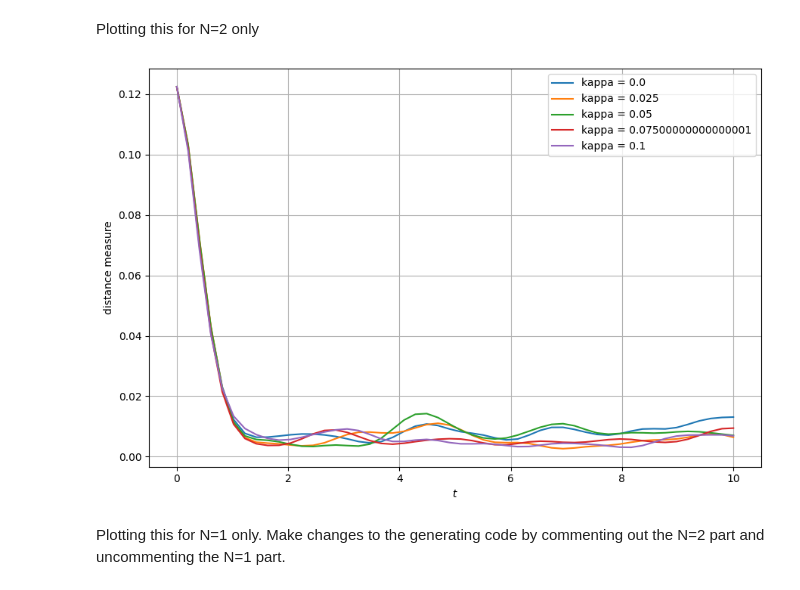
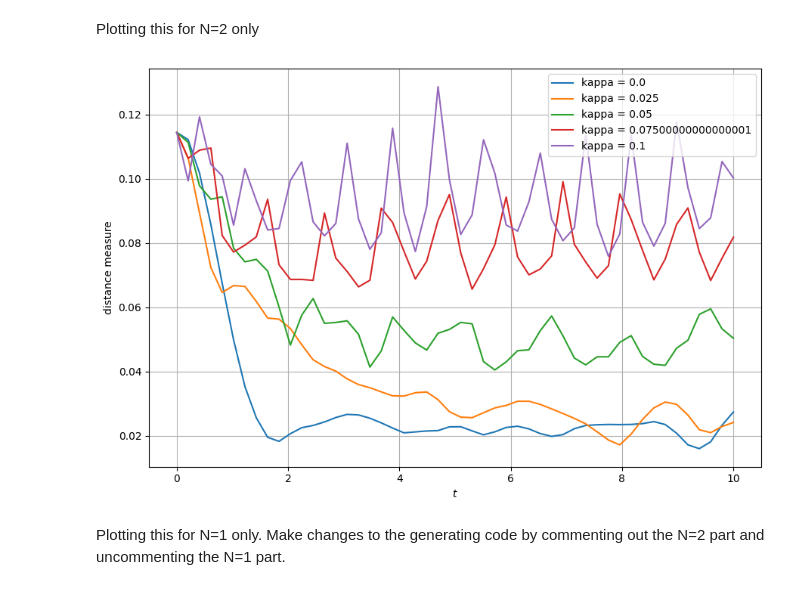
Before and after one commit to SameerD-phys/thermalized_bipolaritons, a Jupyter notebook: scripts/therm_polaritons.ipynb, the cells around one changed output. Cells and saved outputs as stored; diff of their text form; code cells hidden in the pictures.

Commit message:
N=2 thermal convergence goes away when excitons are coupled to the cavity

```diff
--- a/scripts/therm_polaritons.ipynb
+++ b/scripts/therm_polaritons.ipynb
@@ -607,15 +607,12 @@ num_samples = 50
 times = np.linspace(0, t_max, num_samples)
 basis, sector_dims = generate_full_basis_structured(L, max_N=max_particles)
 print(f"basis length = {len(basis)}")
-kappa_vals = np.linspace(0, 0.1, 5)    # N=0 to N=1 or 1 sector coupling constant/exchange interaction/hopping term
+kappa_vals = np.linspace(0,0.1,5)     # N=0 to N=2 sector coupling constant/exchange interaction/hopping term
 keep_sites = [L//2, L//2 - 1, L//2 + 1]
 D_all = [0]*len(kappa_vals)
 F_all = [0]*len(kappa_vals)
 S_all = [0]*len(kappa_vals)
 psi_t_all = [0]*len(kappa_vals)
-rho_t_all = [None] * len(kappa_vals)
-gamma_phi = 1            # Dephasing rate of excitons
-dephase_sites = [0, 3, 7]   # Sites that have dephasing happening
 
 print("\n" + "="*60)
 print("Basis structure:")
@@ -624,6 +621,8 @@ print("="*60)
 for N in range(max_particles+1):
     start, end, dim = sector_dims[N]
     print(f"N={N}: basis[{start}:{end}] has {dim} states")
+
+# --- Function to compute observables at a single time ---
 
 def compute_metrics(t):
     psi = evecs @ (np.exp(-1j * evals * t) * proj_psi0)
@@ -648,8 +647,6 @@ for i, kappa in enumerate(kappa_vals):
     # idx_full = start_1 + idx_in_sector  # index in the full basis list
     # psi0 = np.zeros(len(basis), dtype=complex)
     # psi0[idx_full] = 1.0
-    # D = len(basis)
-    # psi0 = np.ones(D, dtype=complex) / np.sqrt(D)       # Uniform superposition over the basis states
 
     # # --- Sanity checks ---
     # print("N=1 sector indices:", (start_1, end_1, dim_1))
@@ -667,10 +664,11 @@ for i, kappa in enumerate(kappa_vals):
     idx_in_sector = basis[start_2:end_2].index(state_bit)
     idx_full = start_2 + idx_in_sector
 
-    psi0 = np.zeros(len(basis), dtype=complex)
-    psi0[idx_full] = 1.0
-    # D = len(basis)
-    # psi0 = np.ones(D, dtype=complex) / np.sqrt(D)       # Uniform superposition over the basis states
+    # psi0 = np.zeros(len(basis), dtype=complex)
+    # psi0[idx_full] = 1.0
+
+    D = len(basis)
+    psi0 = np.ones(D, dtype=complex) / np.sqrt(D)       # Uniform superposition over the basis states
 
     # --- Thermal state and reduced version ---
     evals, evecs = np.linalg.eigh(H)
@@ -683,15 +681,26 @@ for i, kappa in enumerate(kappa_vals):
         rho_thermal_full, basis, L, keep_sites, normalize_trace=True
     )
 
+    # --- Parallel execution ---
     results = Parallel(n_jobs=-1)(delayed(compute_metrics)(t) for t in times)
+
+    # --- Unpack results ---
     D_all[i], F_all[i], S_all[i], psi_t_all[i] = map(np.array, zip(*results))
 
-    dominant = []
-    all_probs = []
+# --- Plotting ---
+plt.figure(figsize=(9, 6))
 
-    for k, psi in enumerate(psi_t_all[i]):
-        probs = sector_probabilities_from_psi(psi, sector_dims)
-        print(times[k], probs)
+for i, kappa in enumerate(kappa_vals):
+    plt.plot(times, D_all[i], label=f"$\kappa=${kappa}")
+    # plt.plot(times, 1-F_all[i], label='Infidelity')
+    # plt.plot(times, S_all[i], label='Relative Entropy')
+
+plt.xlabel(r'$t$')
+plt.title('Thermalization Over Time (single evolution)')
+plt.legend()
+plt.grid(True)
+plt.tight_layout()
+plt.show()
 # %% [output]
 N=0 sector: dimension = 1 (expected: 1)
   Indices in full basis: [0:1)
@@ -725,35 +735,35 @@ for i, kappa in enumerate(kappa_vals):
 
     fit = fit_decay_or_oscillation(times, S_all[i])
 
     Omega_k.append(fit["Omega"])
     gamma_k.append(fit["gamma"])
     Q_k.append(fit["Omega"] / (2*fit["gamma"] + 1e-15))
     rss_k.append(fit["rss"])
 
-    plt.plot(times, S_all[i], label=f'kappa = {kappa}')
+    plt.plot(times, D_all[i], label=f'kappa = {kappa}')
     # plt.plot(times, 1-F_all[i], label='Infidelity')
     # plt.plot(times, S_all[i], label='Relative Entropy')
 
 Omega_k = np.array(Omega_k)
 gamma_k = np.array(gamma_k)
 Q_k = np.array(Q_k)
 rss_k = np.array(rss_k)
 
 # plt.plot(kappa_vals, Omega_k, marker='o')
 # plt.xlabel(r'$\kappa$')
 plt.ylabel(r'Fitted $\Omega(\kappa)$')
 
 plt.xlabel(r'$t$')
 plt.ylabel('distance measure')
 plt.legend()
 plt.grid(True)
 plt.tight_layout()
 plt.show()
 
 # Conclusion 20/01, 10:30pm: I see that the system does not thermalize as I increase the cavity exciton coupling strength, as I predicted.
 # Next, I should look at two things: 1) Make the message pictorially better for the paper; 2) Add other couplings and dephasing
 # %% [output]
-[figure, old version]
+[figure, new version]
 # %% [markdown]
 Plotting this for N=1 only. Make changes to the generating code by commenting out the N=2 part and uncommenting the N=1 part.
 # %%
```
Also changed, not shown: parts of 2 cells of this notebook.
